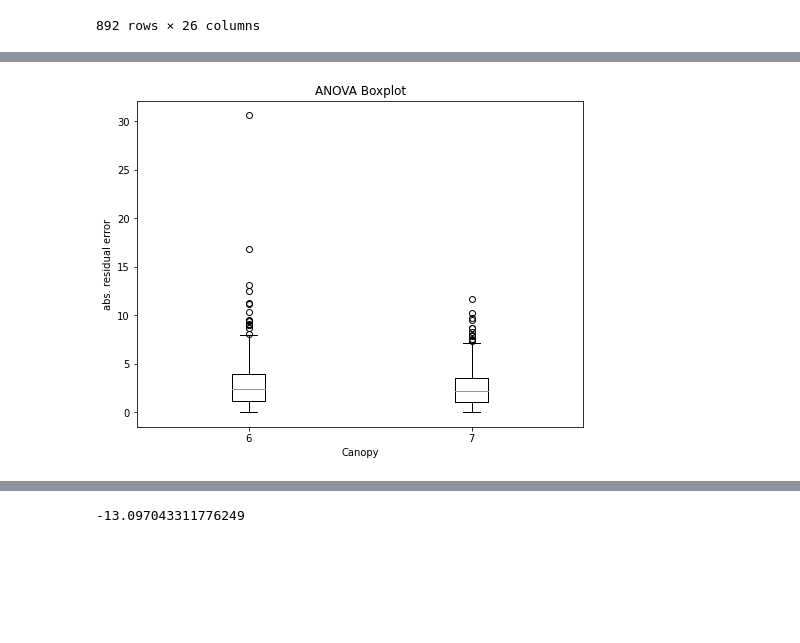
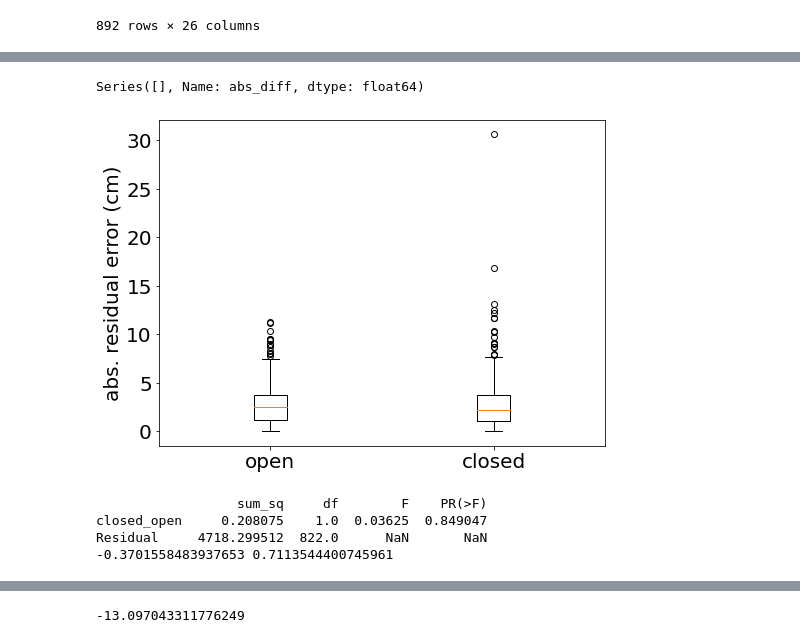
Before and after one commit to CV4EcologySchool/snow-Dayz, a Jupyter notebook: snowpoles/processing_and_analysis/error_analysis.ipynb, the cells around one changed output, grey strips where cells are left out. Saved outputs shown, nothing was run; the diff lists cells and outputs as text; code cells hidden in the pictures; blank space fills up the shorter version.

```diff
--- a/snowpoles/processing_and_analysis/error_analysis.ipynb
+++ b/snowpoles/processing_and_analysis/error_analysis.ipynb
@@ -58,14 +87,32 @@ results
+# %%
+sunny_data
+# %% [output]
+Series([], Name: abs_diff, dtype: float64)
 # %%
 # Group data by 'canopy'
-without_storms = results[results['error_code1']!=2]
-grouped = without_storms.groupby('sunny_cloudy')['abs_diff']
+grouped = results.groupby('closed_open')['abs_diff']
 
 # Create boxplot
 plt.figure(figsize=(8, 6))
 plt.boxplot([group.values for _, group in grouped], labels=grouped.groups.keys())
-plt.title('ANOVA Boxplot')
-plt.xlabel('Canopy')
-plt.ylabel('abs. residual error')
+plt.ylabel('abs. residual error (cm)', fontsize=20)
+#plt.xticks(fontsize= 20)
+plt.xticks([1, 2], ['open', 'closed'], fontsize= 20)
+plt.yticks(fontsize= 20)
 plt.show()
+
+# Perform ANOVA
+model = ols('abs_diff ~ closed_open', data=without_storms).fit()
+anova_table = sm.stats.anova_lm(model, typ=2)
+print(anova_table)
+
+closed = results[results['closed_open'] == 'closed']['abs_diff']
+open = results[results['closed_open'] == 'open']['abs_diff']
+t_statistic, p_value = ttest_ind(closed, open)
+print(t_statistic, p_value)
 # %% [output]
-[figure, old version]
+[figure, new version]
+                  sum_sq     df        F    PR(>F)
+closed_open     0.208075    1.0  0.03625  0.849047
+Residual     4718.299512  822.0      NaN       NaN
+-0.3701558483937653 0.7113544400745961
```
Also changed, not shown: parts of 14 cells of this notebook, 11 other files.
